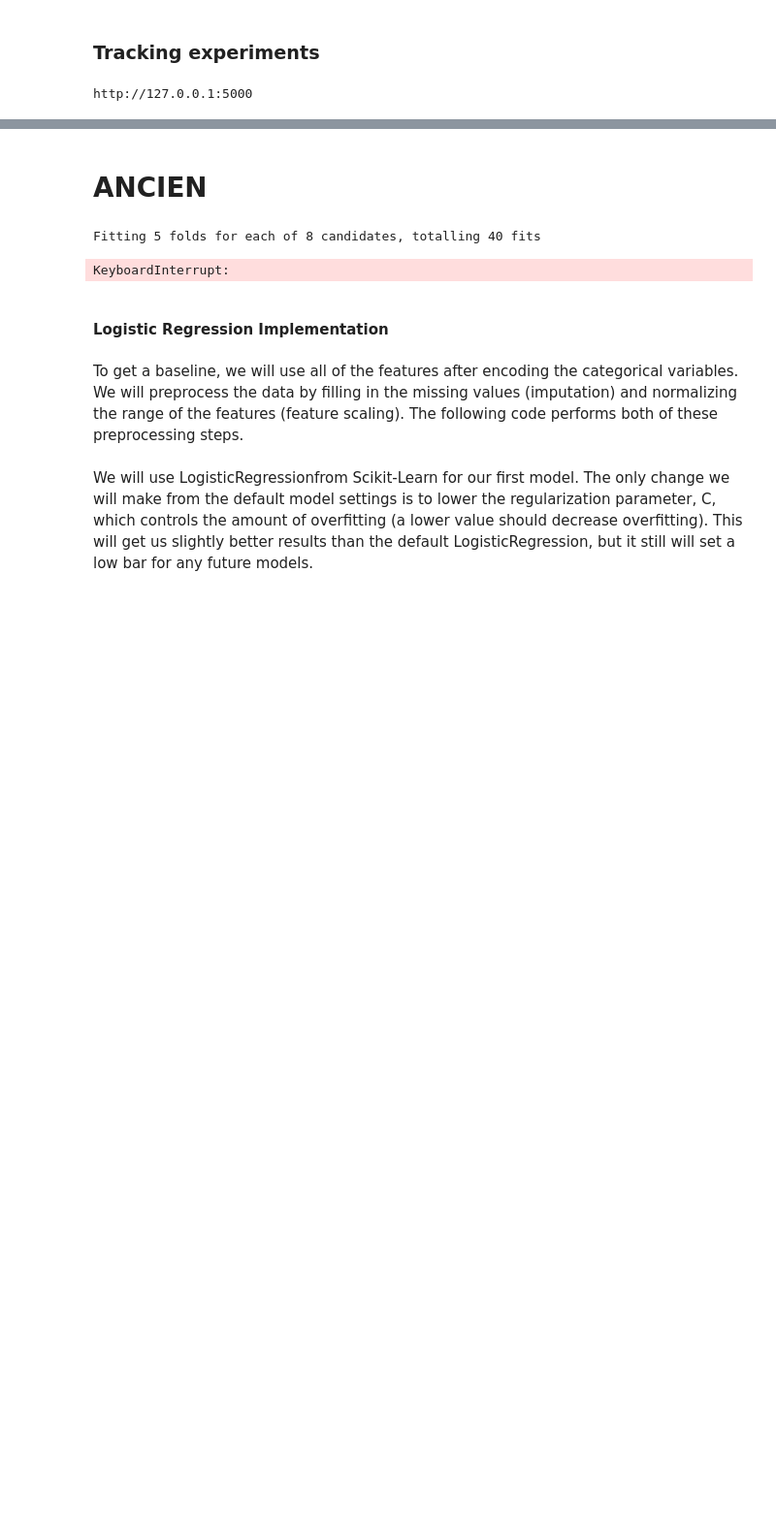
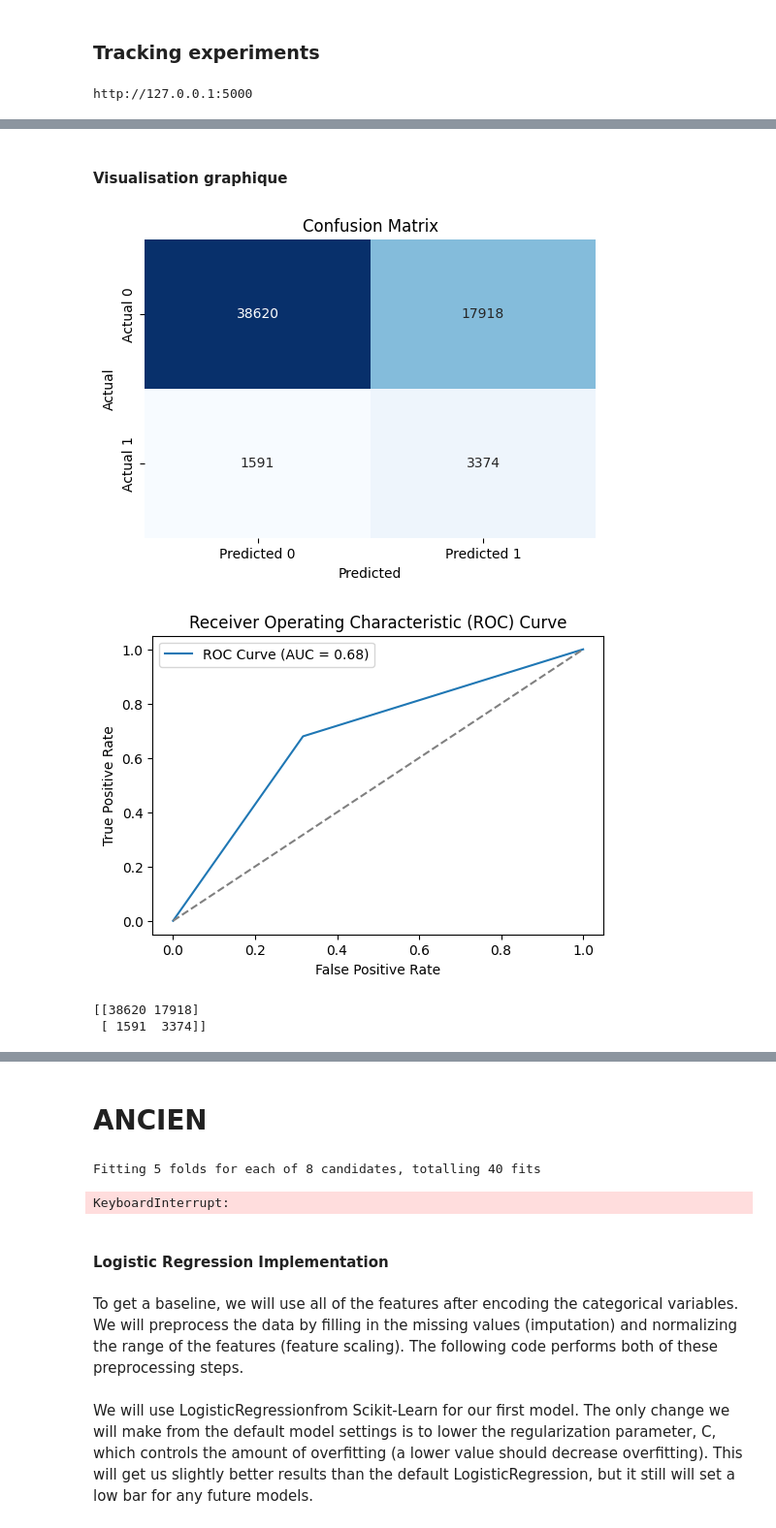
Before and after one commit to imanitou/P7, a Jupyter notebook: P7_20juin2024.ipynb, the cells around one changed output, grey strips where cells are left out. Shown at 97% size. Saved outputs shown, nothing was run; the diff lists cells and outputs as text; code cells hidden in the pictures; blank space fills up the shorter version.

```diff
--- a/P7_20juin2024.ipynb
+++ b/P7_20juin2024.ipynb
@@ -1061,0 +1083,16 @@ Fitting 5 folds for each of 12 candidates, totalling 60 fits
+# %%
+# Créer un DummyClassifier pour la baseline
+dummy_clf = DummyClassifier(strategy="most_frequent") # Ici, la baseline est d'attribuer toujours la classe majoritaire
+dummy_clf.fit(X_under, y_under)
+y_pred_dummy = dummy_clf.predict(X_valid)
+
+# Calculer les métriques pour la baseline
+baseline_accuracy = accuracy_score(y_valid, y_pred_dummy)
+baseline_f1 = f1_score(y_valid, y_pred_dummy)
+baseline_f2 = fbeta_score(y_valid, y_pred_dummy, beta=3.16)
+baseline_roc_auc = roc_auc_score(y_valid, dummy_clf.predict_proba(X_valid)[:, 1])
+
+print(f"Baseline Accuracy: {baseline_accuracy}")
+print(f"Baseline F1 Score: {baseline_f1}")
+print(f"Baseline F2 Score: {baseline_f2}")
+print(f"Baseline ROC AUC: {baseline_roc_auc}")
@@ -1216,0 +1565,5 @@ KeyboardInterrupt:
+# %%
+model_name = "best_model_log_reg"
+version = 1
+
+model_reg_log = mlflow.pyfunc.load_model(model_uri=f"models:/{model_name}/{version}")
@@ -1216,0 +1606,37 @@ KeyboardInterrupt:
+# %% [markdown]
+#### Visualisation graphique
+# %%
+# Créer une matrice de confusion
+conf_matrix = confusion_matrix(y_valid, y_pred)
+
+# Afficher la matrice de confusion avec Seaborn
+plt.figure(figsize=(6, 4))
+sns.heatmap(conf_matrix, annot=True, fmt='d', cmap='Blues', cbar=False,
+            xticklabels=['Predicted 0', 'Predicted 1'],
+            yticklabels=['Actual 0', 'Actual 1'])
+plt.title('Confusion Matrix')
+plt.xlabel('Predicted')
+plt.ylabel('Actual')
+plt.show()
+
+# Calculer et tracer la courbe ROC
+fpr, tpr, thresholds = roc_curve(y_valid, y_valid_pred_prob)
+plt.figure(figsize=(6, 4))
+plt.plot(fpr, tpr, label=f'ROC Curve (AUC = {roc_auc_valid:.2f})')
+plt.plot([0, 1], [0, 1], linestyle='--', color='gray')
+plt.xlabel('False Positive Rate')
+plt.ylabel('True Positive Rate')
+plt.title('Receiver Operating Characteristic (ROC) Curve')
+plt.legend()
+plt.show()
+# %% [output]
+[figure, added]
+[figure, added]
+# %%
+# Matrice de confusion
+
+conf_mat = metrics.confusion_matrix(y_valid, y_pred)
+print(conf_mat)
+# %% [output]
+[[38620 17918]
+ [ 1591  3374]]
```
Also changed, not shown: parts of 87 cells of this notebook, 2 other files.
